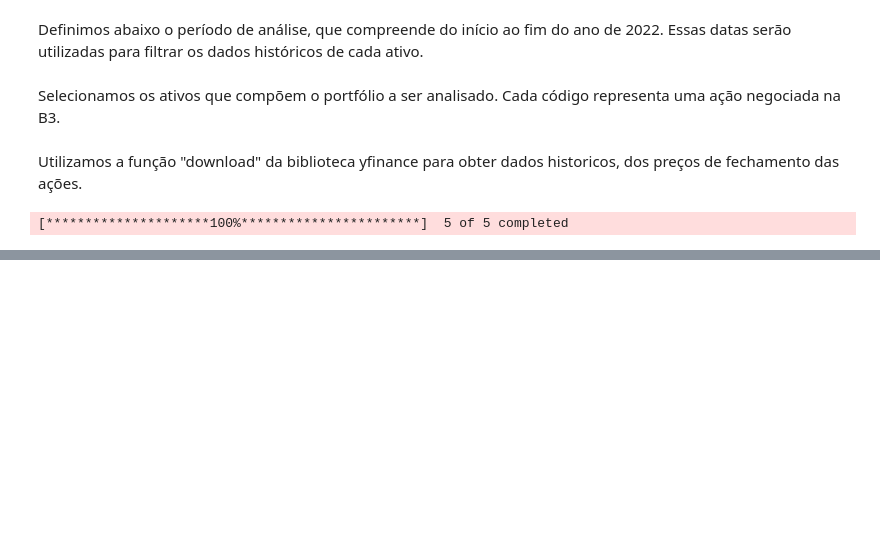
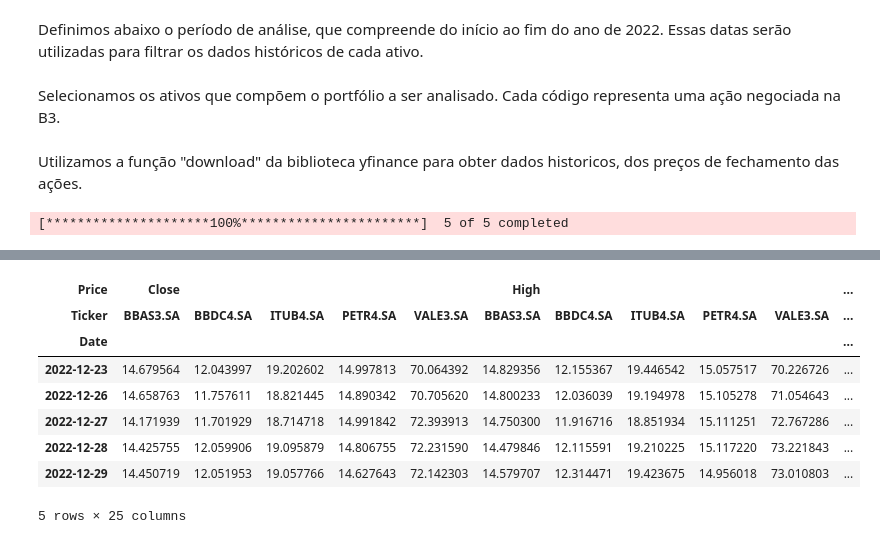
Before and after one commit to hermescosta/Hermes-2025-, a Jupyter notebook: Análise_de_portfólio_RBras_2023.ipynb, the cells around one changed output, grey strips where cells are left out. Saved outputs shown, nothing was run; the diff lists cells and outputs as text; code cells hidden in the pictures; blank space fills up the shorter version.

```diff
--- a/Análise_de_portfólio_RBras_2023.ipynb
+++ b/Análise_de_portfólio_RBras_2023.ipynb
@@ -66,0 +72,12 @@ Warning: Total number of columns (25) exceeds max_columns (20) limiting to first
+# %%
+dados.tail()
+# %% [output]
+| Price | Close |  |  |  |  | High |  |  |  |  | ... |
+| Ticker | BBAS3.SA | BBDC4.SA | ITUB4.SA | PETR4.SA | VALE3.SA | BBAS3.SA | BBDC4.SA | ITUB4.SA | PETR4.SA | VALE3.SA | ... |
+| Date |  |  |  |  |  |  |  |  |  |  | ... |
+| 2022-12-23 | 14.679564 | 12.043997 | 19.202602 | 14.997813 | 70.064392 | 14.829356 | 12.155367 | 19.446542 | 15.057517 | 70.226726 | ... |
+| 2022-12-26 | 14.658763 | 11.757611 | 18.821445 | 14.890342 | 70.705620 | 14.800233 | 12.036039 | 19.194978 | 15.105278 | 71.054643 | ... |
+| 2022-12-27 | 14.171939 | 11.701929 | 18.714718 | 14.991842 | 72.393913 | 14.750300 | 11.916716 | 18.851934 | 15.111251 | 72.767286 | ... |
+| 2022-12-28 | 14.425755 | 12.059906 | 19.095879 | 14.806755 | 72.231590 | 14.479846 | 12.115591 | 19.210225 | 15.117220 | 73.221843 | ... |
+| 2022-12-29 | 14.450719 | 12.051953 | 19.057766 | 14.627643 | 72.142303 | 14.579707 | 12.314471 | 19.423675 | 14.956018 | 73.010803 | ... |
+5 rows × 25 columns
```
Also changed, not shown: parts of 6 cells of this notebook.
